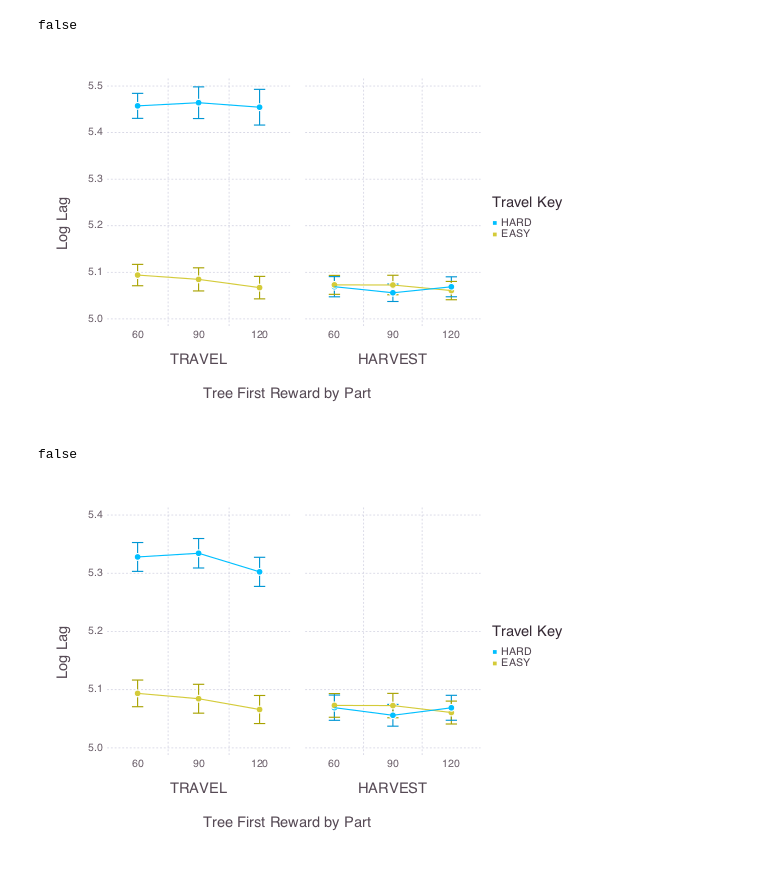
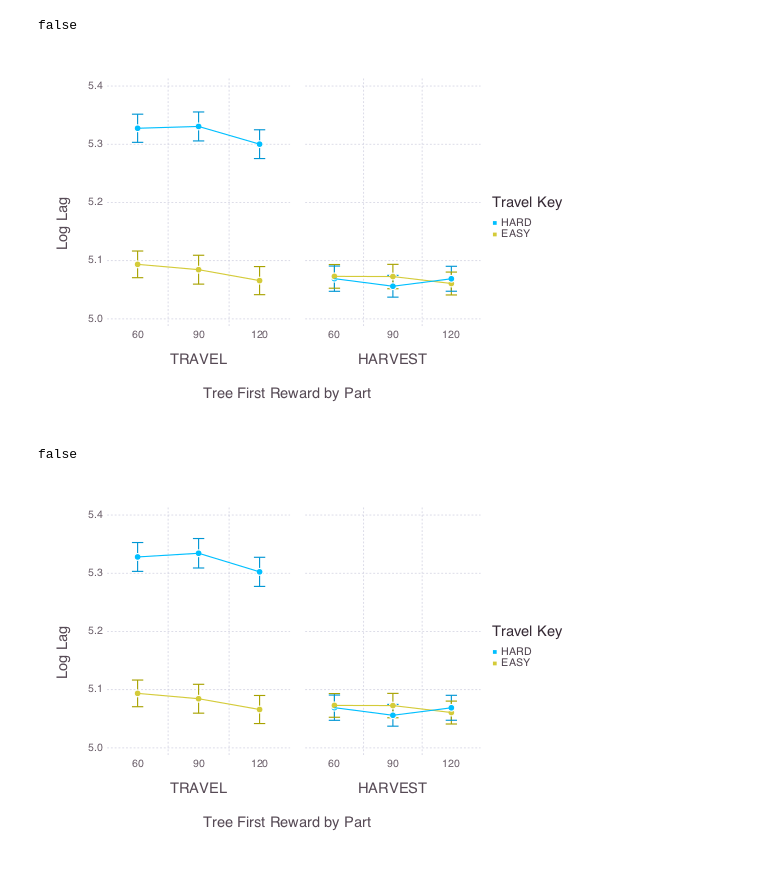
Before and after one commit to evanrussek/foraging, a Jupyter notebook: investigate_over_time.ipynb, the cells around one changed output. Saved outputs shown, nothing was run; the diff lists cells and outputs as text; code cells hidden in the pictures.

```diff
--- a/investigate_over_time.ipynb
+++ b/investigate_over_time.ipynb
@@ -142,11 +142,11 @@ plot_group_thresh_over_time(m1_rec_data)
 [figure]
 false
 # %%
-pdata_lt = @where(pdata,:lag .< :upper_lag_thresh, :lag .> :lower_lag_thresh)
+pdata_lt = @where(pdata,:lag .< :upper_lag_thresh2, :lag .> :lower_lag_thresh2)
 p = make_group_lag_plot(pdata_lt);
 draw(PNG(),p)
 # %% [output]
-[figure, old version]
+[figure, new version]
 false
 # %%
 pdata_lt = @where(pdata,:lag .< :upper_lag_thresh2, :lag .> :lower_lag_thresh2)
```
Also changed, not shown: parts of 1 cell of this notebook, 1 other file.
